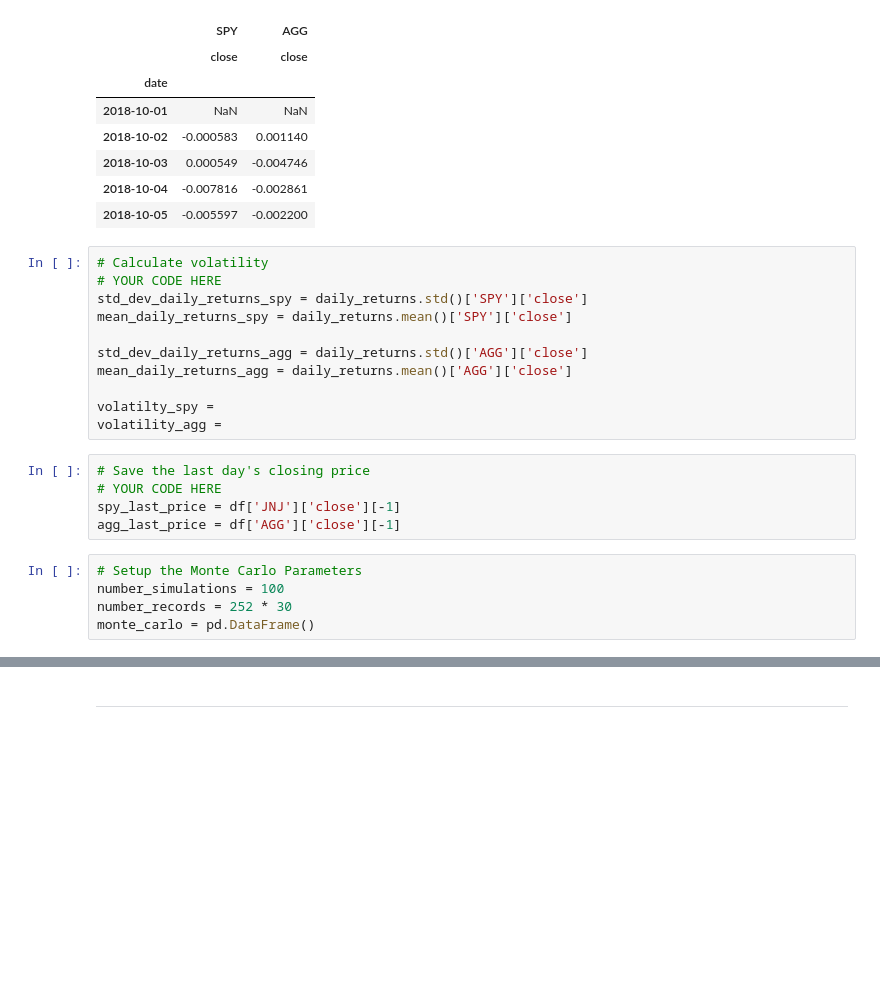
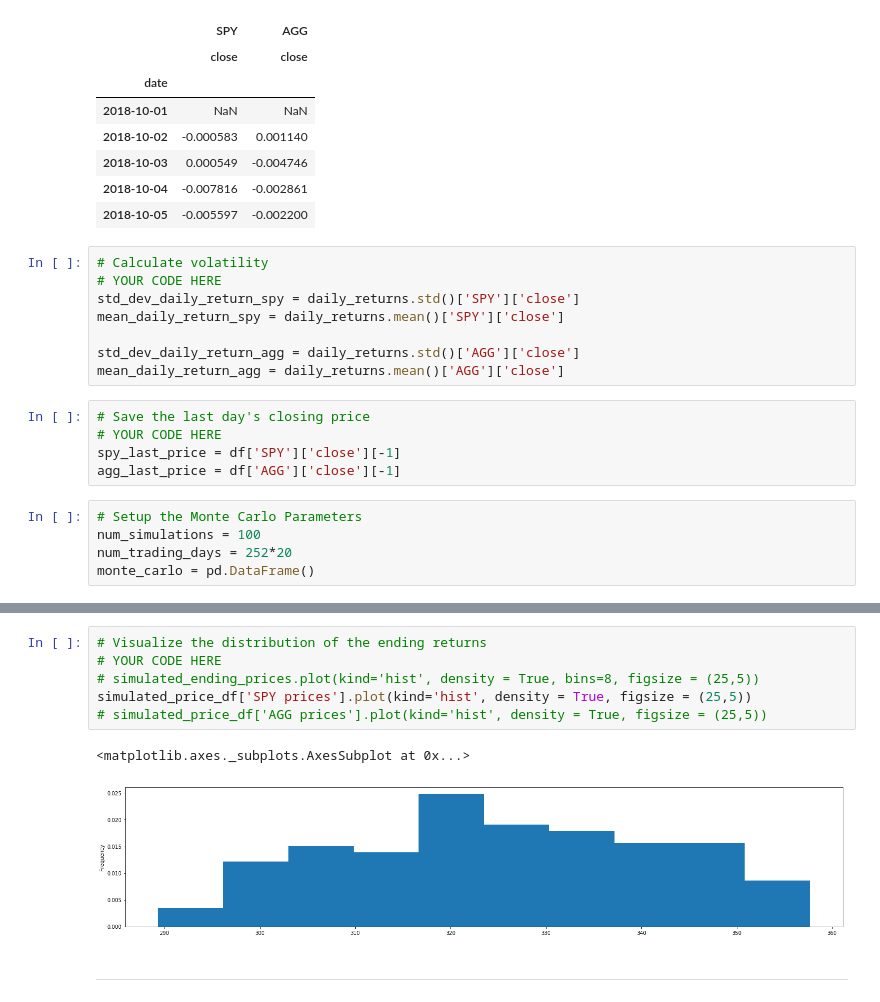
Before and after one commit to manchester9/fintech, a Jupyter notebook: 05-apis/Starter_Code/portfolio_planner.ipynb, the cells around one changed output, grey strips where cells are left out. Drawn from its saved outputs; the diff is of its cells as text; blank space fills up the shorter version.

```diff
--- a/05-apis/Starter_Code/portfolio_planner.ipynb
+++ b/05-apis/Starter_Code/portfolio_planner.ipynb
@@ -107,22 +107,19 @@ daily_returns.head()
 # %%
 # Calculate volatility
 # YOUR CODE HERE
-std_dev_daily_returns_spy = daily_returns.std()['SPY']['close']
-mean_daily_returns_spy = daily_returns.mean()['SPY']['close']
+std_dev_daily_return_spy = daily_returns.std()['SPY']['close']
+mean_daily_return_spy = daily_returns.mean()['SPY']['close']
 
-std_dev_daily_returns_agg = daily_returns.std()['AGG']['close']
-mean_daily_returns_agg = daily_returns.mean()['AGG']['close']
-
-volatilty_spy =
-volatility_agg =
+std_dev_daily_return_agg = daily_returns.std()['AGG']['close']
+mean_daily_return_agg = daily_returns.mean()['AGG']['close']
 # %%
 # Save the last day's closing price
 # YOUR CODE HERE
-spy_last_price = df['JNJ']['close'][-1]
+spy_last_price = df['SPY']['close'][-1]
 agg_last_price = df['AGG']['close'][-1]
 # %%
 # Setup the Monte Carlo Parameters
-number_simulations = 100
-number_records = 252 * 30
+num_simulations = 100
+num_trading_days = 252*20
 monte_carlo = pd.DataFrame()
 # %%
@@ -229,3 +235,12 @@ plt.axvline(confidence_interval.iloc[1], color='r')
+# %%
+# Visualize the distribution of the ending returns
+# YOUR CODE HERE
+# simulated_ending_prices.plot(kind='hist', density = True, bins=8, figsize = (25,5))
+simulated_price_df['SPY prices'].plot(kind='hist', density = True, figsize = (25,5))
+# simulated_price_df['AGG prices'].plot(kind='hist', density = True, figsize = (25,5))
+# %% [output]
+<matplotlib.axes._subplots.AxesSubplot at 0x...>
+[figure, added]
 # %% [markdown]
 ---
 # %% [markdown]
```
Also changed, not shown: parts of 15 cells of this notebook, 2 other files.
